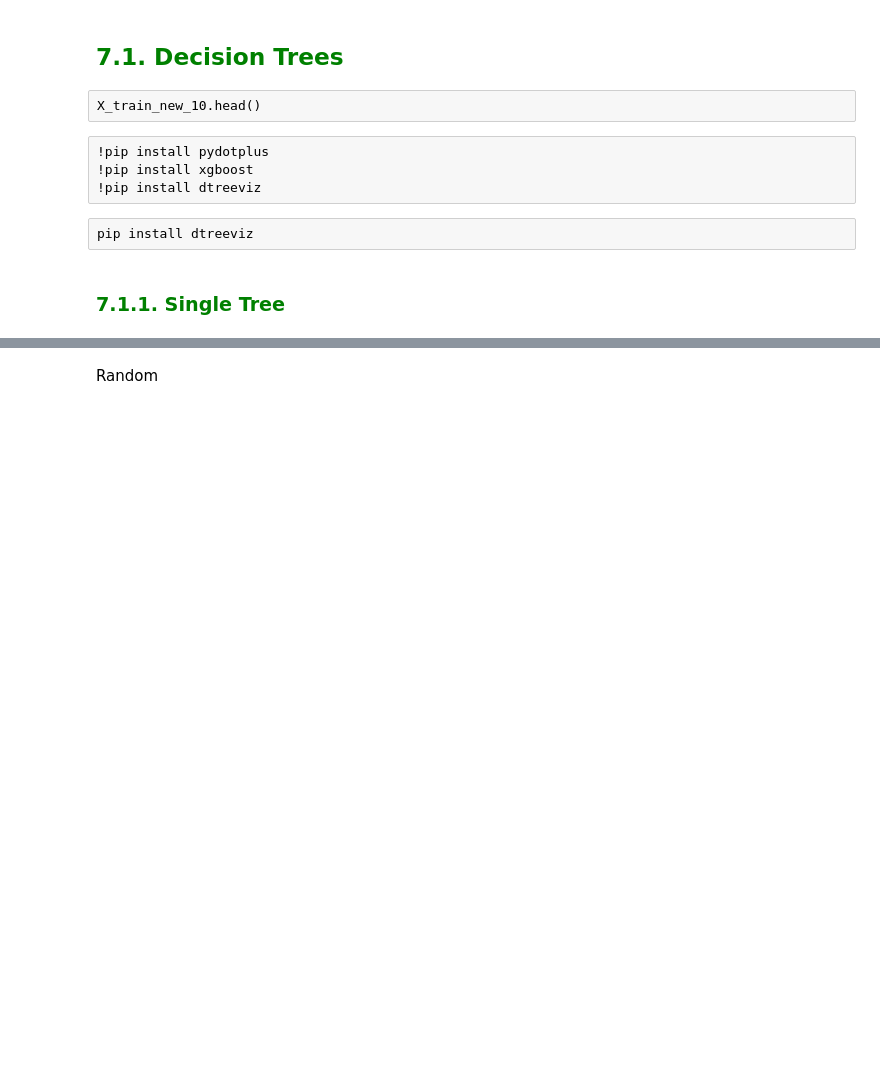
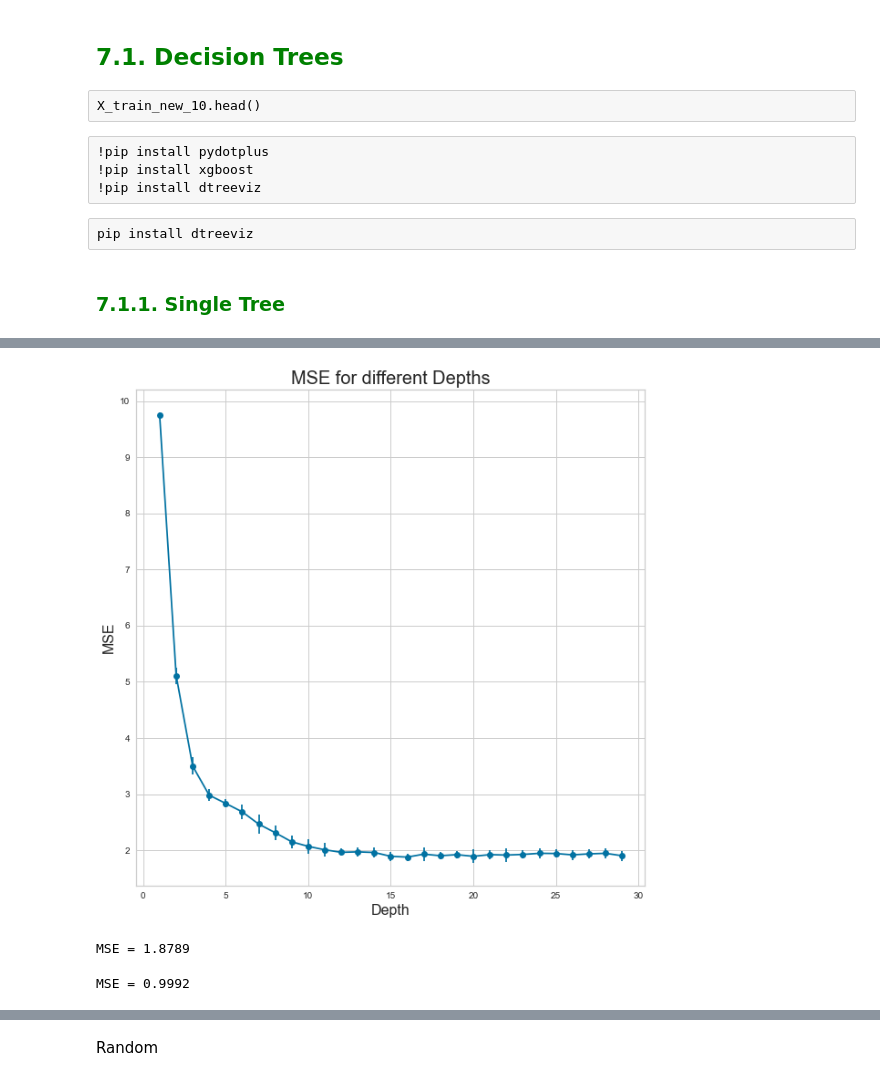
Before and after one commit to callysthenes/forest_cover_type_detector, a Jupyter notebook: group_assignment/forest_cover_type_detector_gr_a_Part3.ipynb, the cells around one changed output, grey strips where cells are left out. Cells and saved outputs as stored; diff of their text form; code cells hidden in the pictures; blank space fills up the shorter version.

```diff
--- a/group_assignment/forest_cover_type_detector_gr_a_Part3.ipynb
+++ b/group_assignment/forest_cover_type_detector_gr_a_Part3.ipynb
@@ -411,0 +431,10 @@ def plot_tree(tree, feature_names):
+# %%
+from sklearn.model_selection import GridSearchCV
+param_grid = {'max_depth': range(1,30)}
+
+single_tree_a = GridSearchCV(single_tree,
+                            param_grid,
+                            scoring='neg_mean_squared_error',
+                            cv=5, n_jobs=-1, verbose=1)
+
+single_tree_a.fit(X_train_new, y_train_new)
@@ -411,0 +446,11 @@ def plot_tree(tree, feature_names):
+# %%
+print("Best parameters set found on development set:")
+print()
+print(single_tree_a.best_params_)
+print()
+print("Grid scores on development set:")
+print()
+means = single_tree_a.cv_results_['mean_test_score']
+stds = single_tree_a.cv_results_['std_test_score']
+for mean, std, params in zip(means, stds, single_tree_a.cv_results_['params']):
+    print("MSE = %0.3f (+/-%0.03f) for %r" % (-mean, std * 2, params))
@@ -411,0 +475,14 @@ def plot_tree(tree, feature_names):
+# %%
+plt.figure(figsize=(10,10))
+plt.errorbar(range(1,30,1), [-m for m in means], yerr=stds, fmt='-o')
+plt.title('MSE for different Depths', fontsize=20)
+plt.xlabel("Depth", fontsize=16)
+plt.ylabel("MSE", fontsize=16);
+# %% [output]
+[figure, added]
+# %%
+single_tree_d16 = DecisionTreeClassifier(random_state=18, max_depth=16)
+
+print("MSE = {0:.4f}".format(-np.mean(cross_val_score(single_tree_d16, X_train_new, y_train_new, scoring='neg_mean_squared_error'))))
+# %% [output]
+MSE = 1.8789
@@ -411,0 +491,7 @@ def plot_tree(tree, feature_names):
+# %%
+from sklearn.ensemble import RandomForestRegressor
+
+tree_bagging = RandomForestRegressor(random_state=42, n_jobs=-1, max_features=len(X_train_new.columns))
+print("MSE = {0:.4f}".format(-np.mean(cross_val_score(tree_bagging, X_train_new, y_train_new, scoring='neg_mean_squared_error'))))
+# %% [output]
+MSE = 0.9992
```
Also changed, not shown: parts of 63 cells of this notebook, 5 other files.
